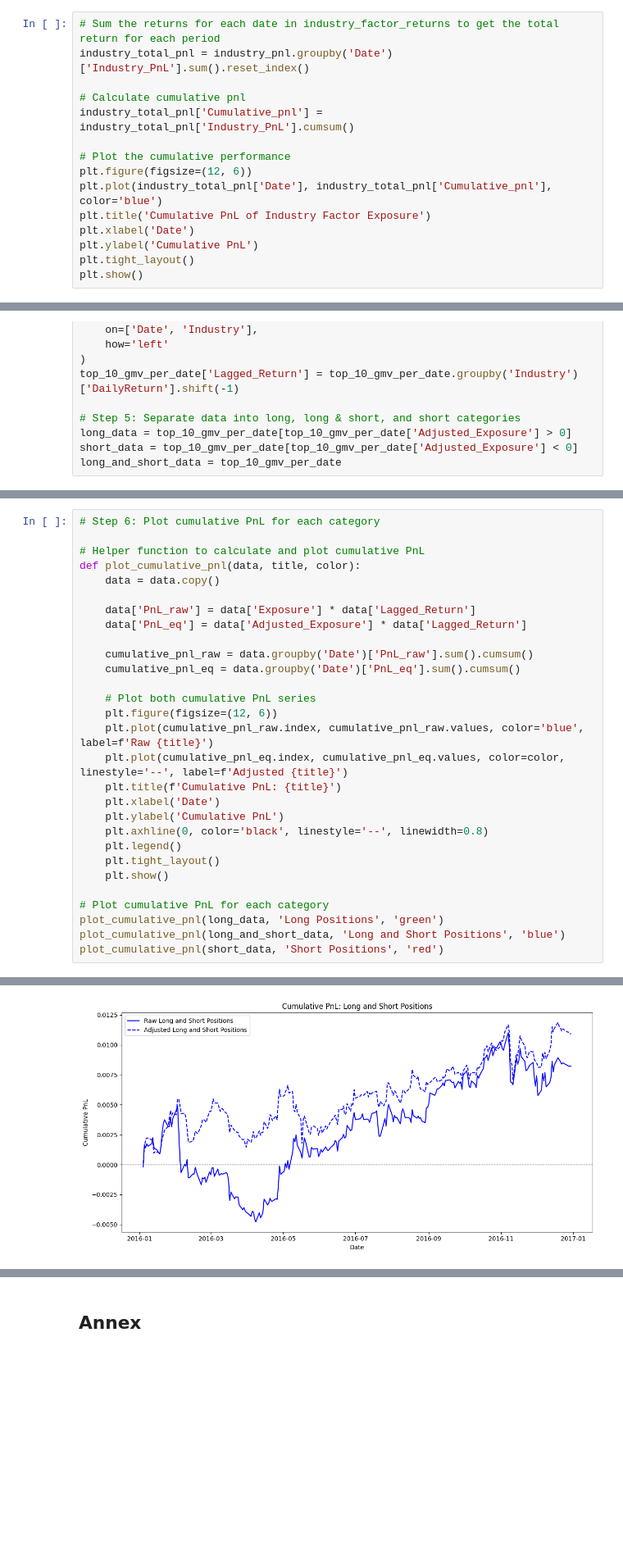
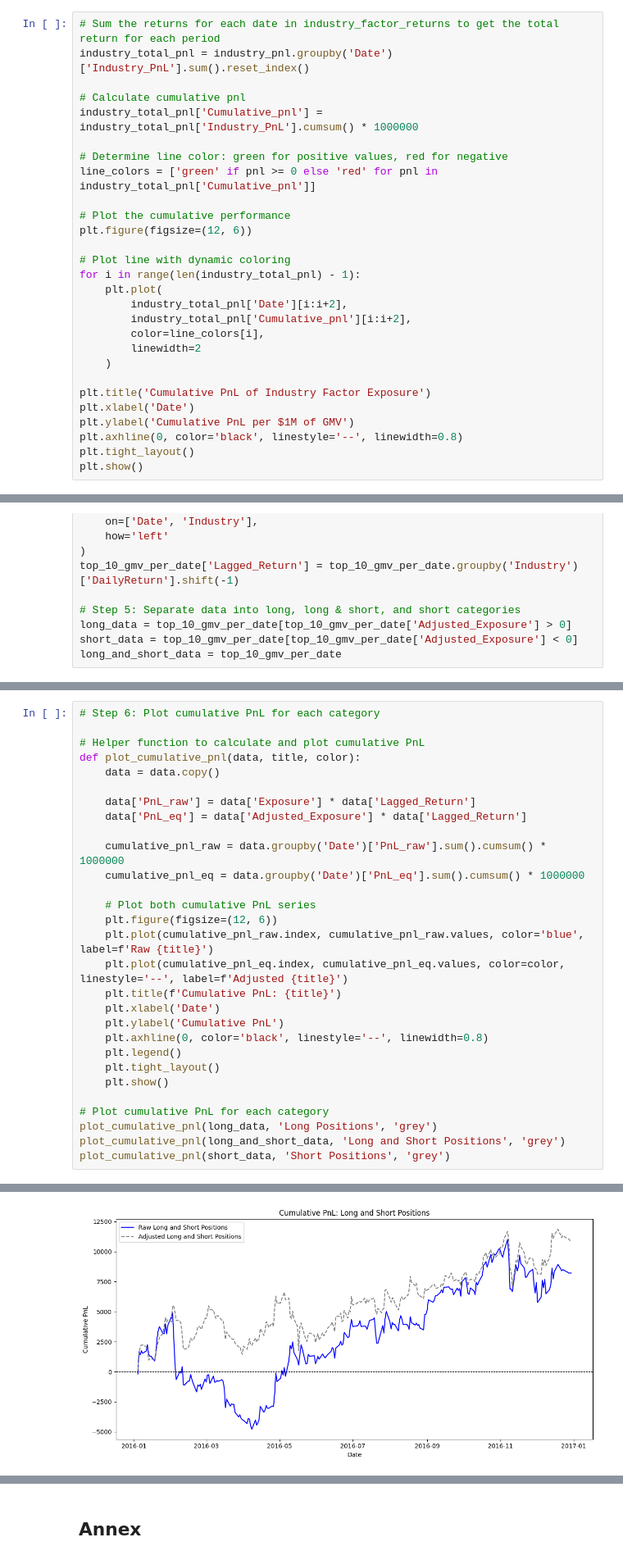
Before and after one commit to martinescobars/portfolio-manager-analysis, a Jupyter notebook: bam_case_mes.ipynb, the cells around one changed output, grey strips where cells are left out. Shown at 82% size. Cells and saved outputs as stored; diff of their text form; blank space fills up the shorter version.

```diff
--- a/bam_case_mes.ipynb
+++ b/bam_case_mes.ipynb
@@ -123,14 +123,27 @@ industry_pnl
 industry_total_pnl = industry_pnl.groupby('Date')['Industry_PnL'].sum().reset_index()
 
 # Calculate cumulative pnl
-industry_total_pnl['Cumulative_pnl'] = industry_total_pnl['Industry_PnL'].cumsum()
+industry_total_pnl['Cumulative_pnl'] = industry_total_pnl['Industry_PnL'].cumsum() * 1000000
+
+# Determine line color: green for positive values, red for negative
+line_colors = ['green' if pnl >= 0 else 'red' for pnl in industry_total_pnl['Cumulative_pnl']]
 
 # Plot the cumulative performance
 plt.figure(figsize=(12, 6))
-plt.plot(industry_total_pnl['Date'], industry_total_pnl['Cumulative_pnl'], color='blue')
+
+# Plot line with dynamic coloring
+for i in range(len(industry_total_pnl) - 1):
+    plt.plot(
+        industry_total_pnl['Date'][i:i+2],
+        industry_total_pnl['Cumulative_pnl'][i:i+2],
+        color=line_colors[i],
+        linewidth=2
+    )
+
 plt.title('Cumulative PnL of Industry Factor Exposure')
 plt.xlabel('Date')
-plt.ylabel('Cumulative PnL')
+plt.ylabel('Cumulative PnL per $1M of GMV')
+plt.axhline(0, color='black', linestyle='--', linewidth=0.8)
 plt.tight_layout()
 plt.show()
 # %% [output]
@@ -331,8 +360,8 @@ def plot_cumulative_pnl(data, title, color):
     data['PnL_raw'] = data['Exposure'] * data['Lagged_Return']
     data['PnL_eq'] = data['Adjusted_Exposure'] * data['Lagged_Return']
 
-    cumulative_pnl_raw = data.groupby('Date')['PnL_raw'].sum().cumsum()
-    cumulative_pnl_eq = data.groupby('Date')['PnL_eq'].sum().cumsum()
+    cumulative_pnl_raw = data.groupby('Date')['PnL_raw'].sum().cumsum() * 1000000
+    cumulative_pnl_eq = data.groupby('Date')['PnL_eq'].sum().cumsum() * 1000000
 
     # Plot both cumulative PnL series
     plt.figure(figsize=(12, 6))
@@ -347,7 +376,7 @@ def plot_cumulative_pnl(data, title, color):
     plt.show()
 
 # Plot cumulative PnL for each category
-plot_cumulative_pnl(long_data, 'Long Positions', 'green')
-plot_cumulative_pnl(long_and_short_data, 'Long and Short Positions', 'blue')
-plot_cumulative_pnl(short_data, 'Short Positions', 'red')
+plot_cumulative_pnl(long_data, 'Long Positions', 'grey')
+plot_cumulative_pnl(long_and_short_data, 'Long and Short Positions', 'grey')
+plot_cumulative_pnl(short_data, 'Short Positions', 'grey')
 # %% [output]
@@ -355 +384 @@ plot_cumulative_pnl(short_data, 'Short Positions', 'red')
-[figure, old version]
+[figure, new version]
```
Also changed, not shown: parts of 20 cells of this notebook.
